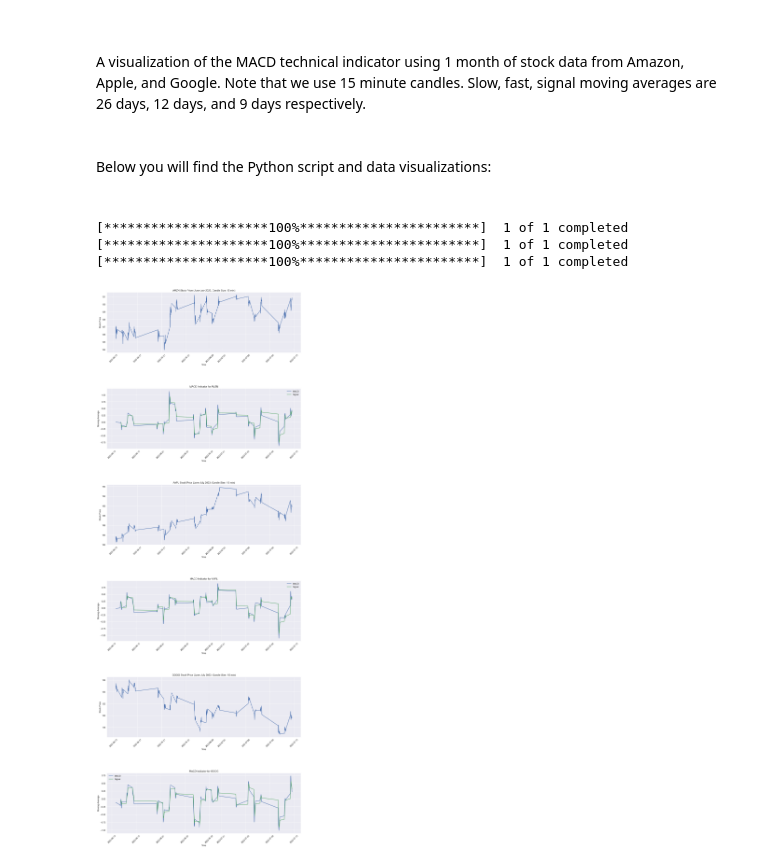
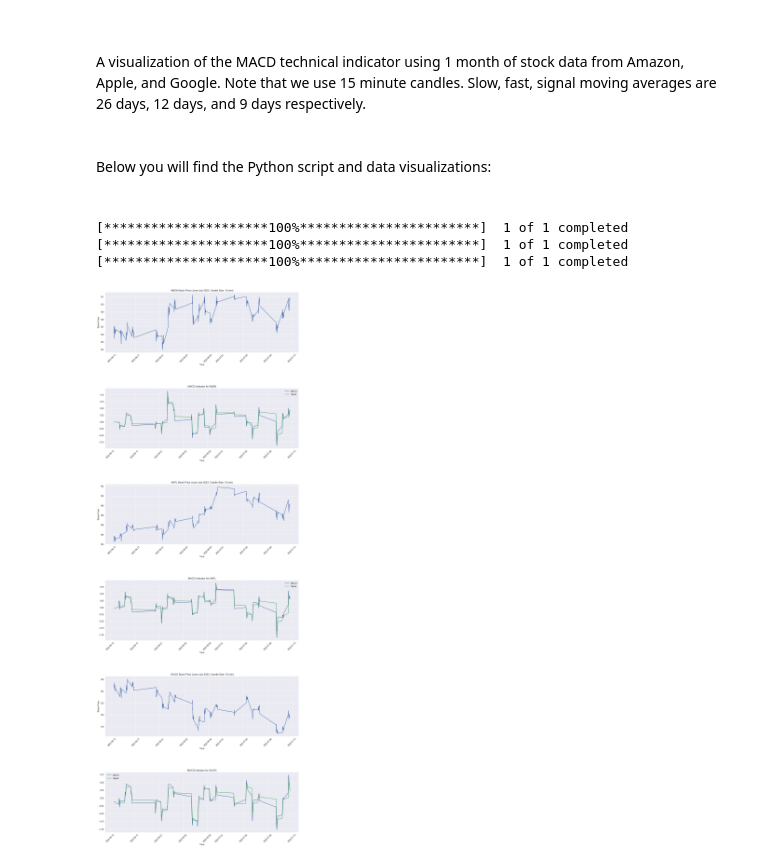
Before and after one commit to danielxu04/technical-indicators, a Jupyter notebook: macd.ipynb, the cells around one changed output. Saved outputs shown, nothing was run; the diff lists cells and outputs as text; code cells hidden in the pictures.

Commit message:
Removed MACD graph y-axis label

```diff
--- a/macd.ipynb
+++ b/macd.ipynb
@@ -59,7 +59,7 @@ ax1.plot(stock_data['AMZN'].index, stock_data['AMZN']['Close'], label='Close')
 ax1.tick_params(axis='x', rotation=45)
 
 # MACD Technical Indicator Graph for AMZN
-ax1a.set(title="MACD Indicator for AMZN", xlabel="Time", ylabel="Moving Average")
+ax1a.set(title="MACD Indicator for AMZN", xlabel="Time")
 ax1a.plot(stock_data['AMZN'].index, stock_data['AMZN']['MACD'], label='MACD')
 ax1a.plot(stock_data['AMZN'].index, stock_data['AMZN']['Signal'], label='Signal')
 ax1a.tick_params(axis='x', rotation=45)
@@ -67,33 +67,33 @@ ax1a.legend()
 
 # AAPL Generic Stock Price
 ax2.set(title='AAPL Stock Price (June-July 2023, Candle Size: 15 min)', xlabel='Time', ylabel='Stock Price')
 ax2.plot(stock_data['AAPL'].index, stock_data['AAPL']['Close'])
 ax2.tick_params(axis='x', rotation=45)
 
 # MACD Technical Indicator Graph for AAPL
-ax2a.set(title="MACD Indicator for AAPL", xlabel="Time", ylabel="Moving Average")
+ax2a.set(title="MACD Indicator for AAPL", xlabel="Time")
 ax2a.plot(stock_data['AAPL'].index, stock_data['AAPL']['MACD'], label='MACD')
 ax2a.plot(stock_data['AAPL'].index, stock_data['AAPL']['Signal'], label='Signal')
 ax2a.tick_params(axis='x', rotation=45)
 ax2a.legend()
 
 # GOOG Generic Stock Price
 ax3.set(title='GOOG Stock Price (June-July 2023, Candle Size: 15 min)', xlabel='Time', ylabel='Stock Price')
 ax3.plot(stock_data['GOOG'].index, stock_data['GOOG']['Close'])
 ax3.tick_params(axis='x', rotation=45)
 
 # MACD Technical Indicator Graph for GOOG
-ax3a.set(title="MACD Indicator for GOOG", xlabel="Time", ylabel="Moving Average")
+ax3a.set(title="MACD Indicator for GOOG", xlabel="Time")
 ax3a.plot(stock_data['GOOG'].index, stock_data['GOOG']['MACD'], label='MACD')
 ax3a.plot(stock_data['GOOG'].index, stock_data['GOOG']['Signal'], label='Signal')
 ax3a.tick_params(axis='x', rotation=45)
 ax3a.legend()
 
 gs.update(hspace=0.6)  # Adjust the hspace value to increase or decrease vertical spacing
 
 plt.show()
 # %% [output]
 [*********************100%***********************]  1 of 1 completed
 [*********************100%***********************]  1 of 1 completed
 [*********************100%***********************]  1 of 1 completed
-[figure, old version]
+[figure, new version]
```
